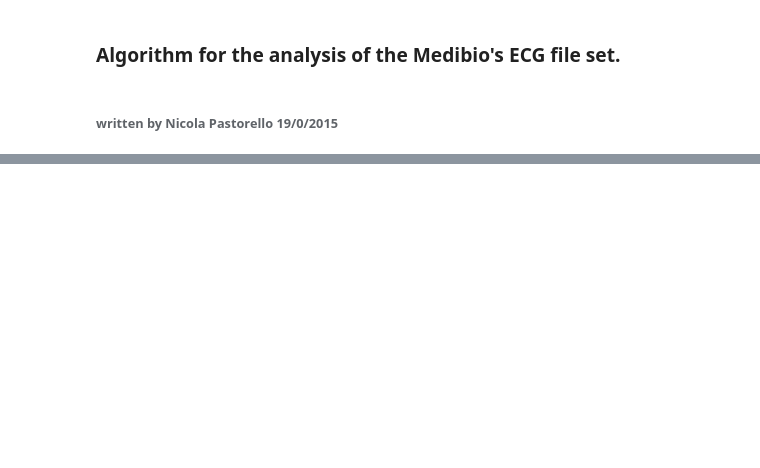
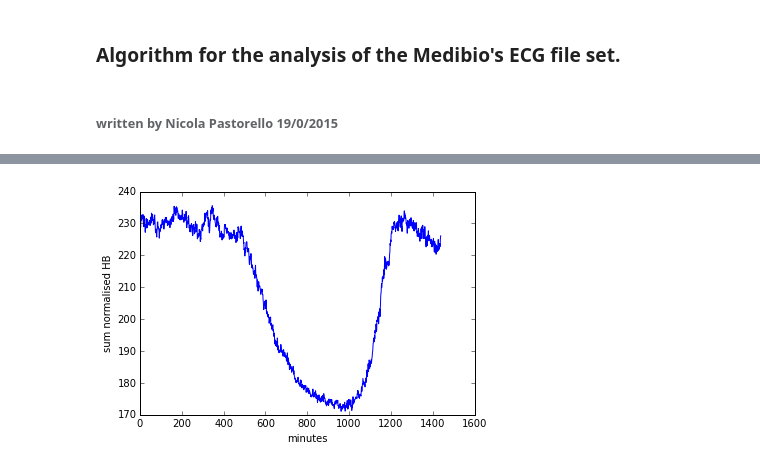
Before and after one commit to pastorenick/StressTest, a Jupyter notebook: Stress_analysis_dataAnalysis.ipynb, the cells around one changed output, grey strips where cells are left out. Drawn from its saved outputs; the diff is of its cells as text; code cells hidden in the pictures; blank space fills up the shorter version.

```diff
--- a/Stress_analysis_dataAnalysis.ipynb
+++ b/Stress_analysis_dataAnalysis.ipynb
@@ -52,0 +89,15 @@ fileIn.close()
+# %%
+# Summing profiles to extract sleep time window
+totProfiles = np.zeros(len(dicDF[dicDF.keys()[0]])-1)
+for ii in dicDF.keys():
+    if len(dicDF[ii]) != len(totProfiles):
+        totProfiles += dicDF[ii]['hb'][:-1]/np.median(dicDF[ii]['hb'][:-1])
+    else:
+        totProfiles += dicDF[ii]['hb']/np.median(dicDF[ii]['hb'])
+
+plot(mm[:-1], totProfiles)
+xlabel('minutes'); ylabel('sum normalised HB')
+
+selSleep = np.where((mm>600) & (mm<1080))
+# %% [output]
+[figure, added]
```
Also changed, not shown: parts of 21 cells of this notebook, 2 other files.
